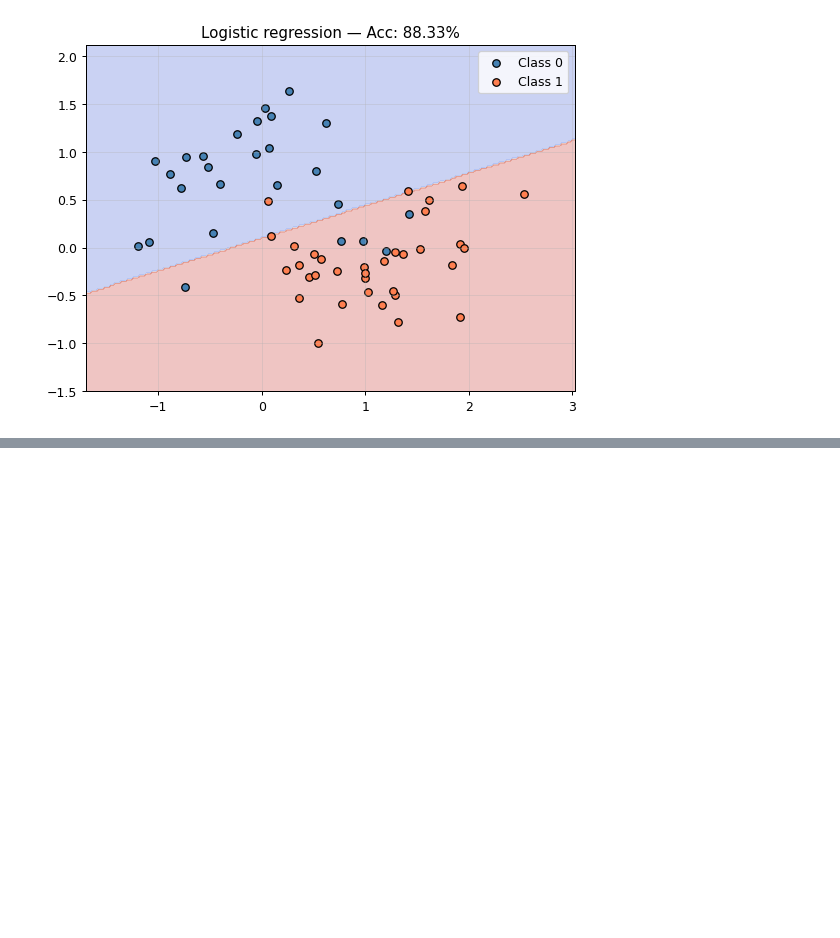
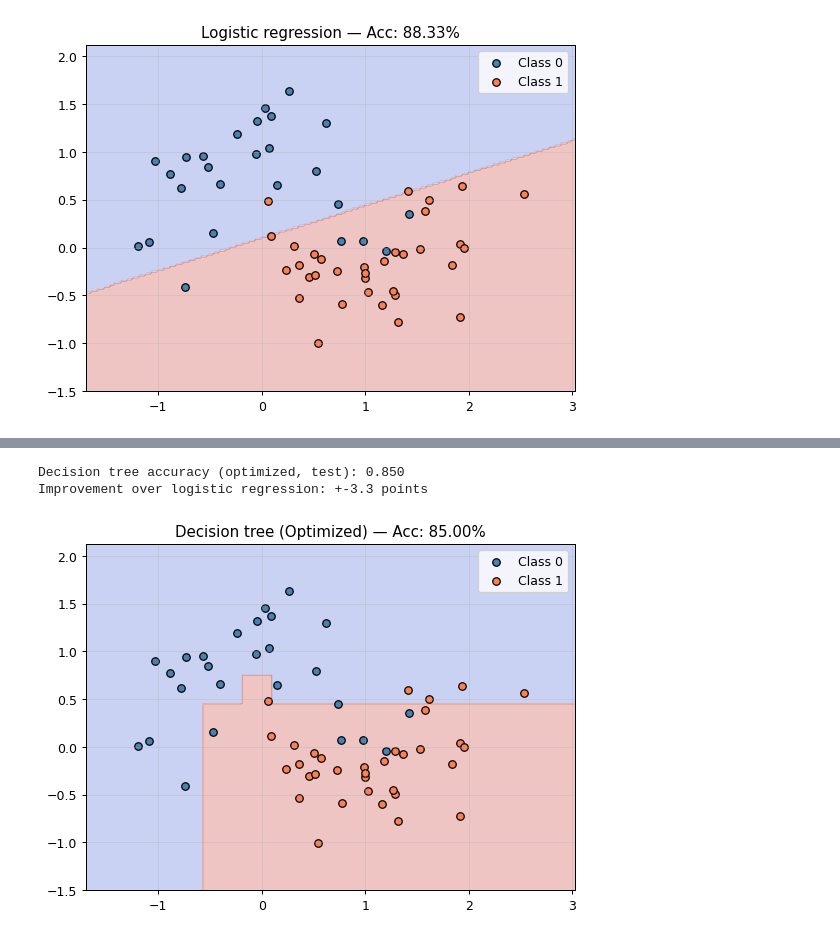
Before and after one commit to Gparedes3/Machine-Learning-6-SIN-A-Mar-Jul-2026, a Jupyter notebook: trees.ipynb, the cells around one changed output, grey strips where cells are left out. Drawn from its saved outputs; the diff is of its cells as text; code cells hidden in the pictures; blank space fills up the shorter version.

```diff
--- a/trees.ipynb
+++ b/trees.ipynb
@@ -92,0 +121,14 @@ Logistic regression accuracy (test): 0.917
+# %%
+# Optimizamos con regularización estricta para evitar overfitting y ganar accuracy real
+tree = DecisionTreeClassifier(max_depth=4, min_samples_leaf=5, criterion='entropy', random_state=42)
+tree.fit(X_train, y_train)
+acc_tree = accuracy_score(y_test, tree.predict(X_test))
+
+print(f'Decision tree accuracy (optimized, test): {acc_tree:.3f}')
+print(f'Improvement over logistic regression: +{(acc_tree - acc_logreg)*100:.1f} points')
+
+plot_decision_boundary(tree, X_test, y_test, f'Decision tree (Optimized) — Acc: {acc_tree:.2%}')
+# %% [output]
+Decision tree accuracy (optimized, test): 0.850
+Improvement over logistic regression: +-3.3 points
+[figure, added]
```
Also changed, not shown: parts of 3 cells of this notebook.
